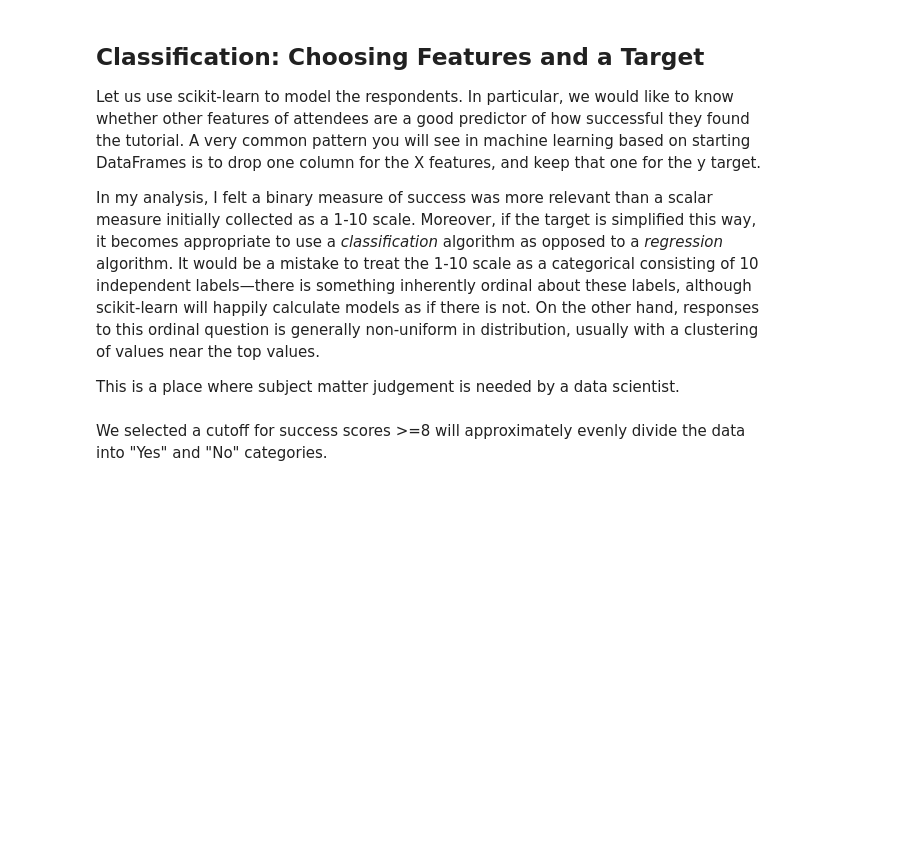
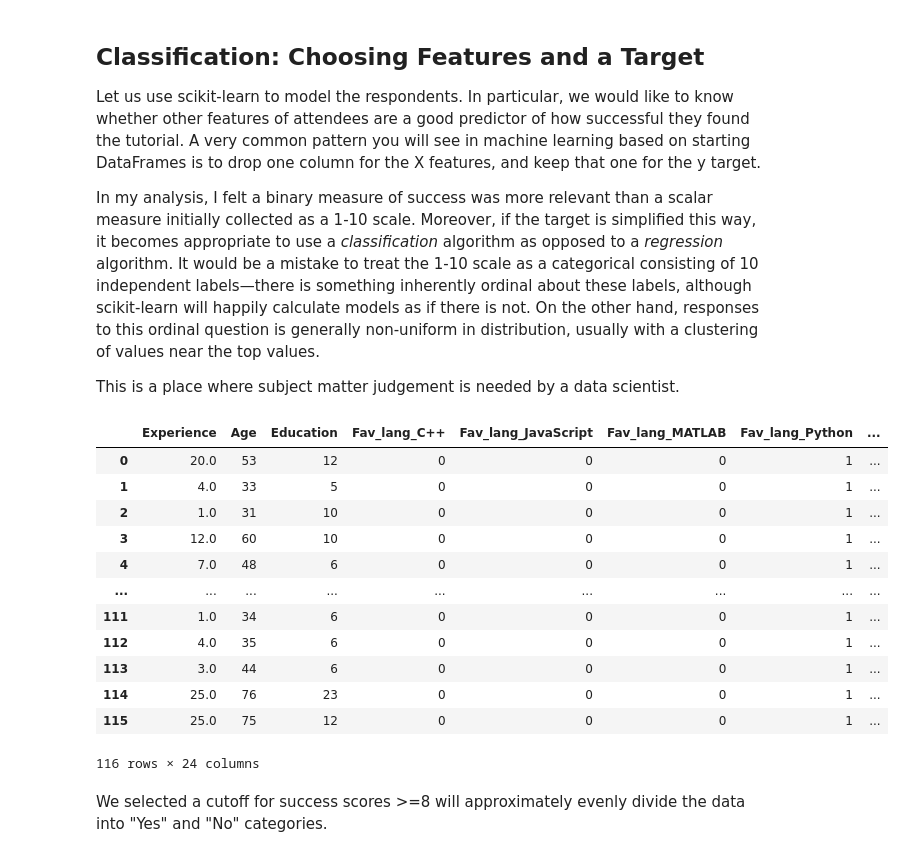
Before and after one commit to DavidMertz/ML-Webinar, a Jupyter notebook: Exploring.ipynb, the cells around one changed output. Cells and saved outputs as stored; diff of their text form; code cells hidden in the pictures; blank space fills up the shorter version.

```diff
--- a/Exploring.ipynb
+++ b/Exploring.ipynb
@@ -100,6 +157,22 @@ Let us use scikit-learn to model the respondents. In particular, we would like t
 In my analysis, I felt a binary measure of success was more relevant than a scalar measure initially collected as a 1-10 scale. Moreover, if the target is simplified this way, it becomes appropriate to use a *classification* algorithm as opposed to a *regression* algorithm. It would be a mistake to treat the 1-10 scale as a categorical consisting of 10 independent labels—there is something inherently ordinal about these labels, although scikit-learn will happily calculate models as if there is not. On the other hand, responses to this ordinal question is generally non-uniform in distribution, usually with a clustering of values near the top values.
 
 This is a place where subject matter judgement is needed by a data scientist.
+# %%
+X
+# %% [output]
+|  | Experience | Age | Education | Fav_lang_C++ | Fav_lang_JavaScript | Fav_lang_MATLAB | Fav_lang_Python | ... |
+| 0 | 20.0 | 53 | 12 | 0 | 0 | 0 | 1 | ... |
+| 1 | 4.0 | 33 | 5 | 0 | 0 | 0 | 1 | ... |
+| 2 | 1.0 | 31 | 10 | 0 | 0 | 0 | 1 | ... |
+| 3 | 12.0 | 60 | 10 | 0 | 0 | 0 | 1 | ... |
+| 4 | 7.0 | 48 | 6 | 0 | 0 | 0 | 1 | ... |
+| ... | ... | ... | ... | ... | ... | ... | ... | ... |
+| 111 | 1.0 | 34 | 6 | 0 | 0 | 0 | 1 | ... |
+| 112 | 4.0 | 35 | 6 | 0 | 0 | 0 | 1 | ... |
+| 113 | 3.0 | 44 | 6 | 0 | 0 | 0 | 1 | ... |
+| 114 | 25.0 | 76 | 23 | 0 | 0 | 0 | 1 | ... |
+| 115 | 25.0 | 75 | 12 | 0 | 0 | 0 | 1 | ... |
+116 rows × 24 columns
 # %%
 X = human_dummies.drop("Success", axis=1)
 y = human_dummies.Success >= 8
```
Also changed, not shown: parts of 14 cells of this notebook, 7 other files.
